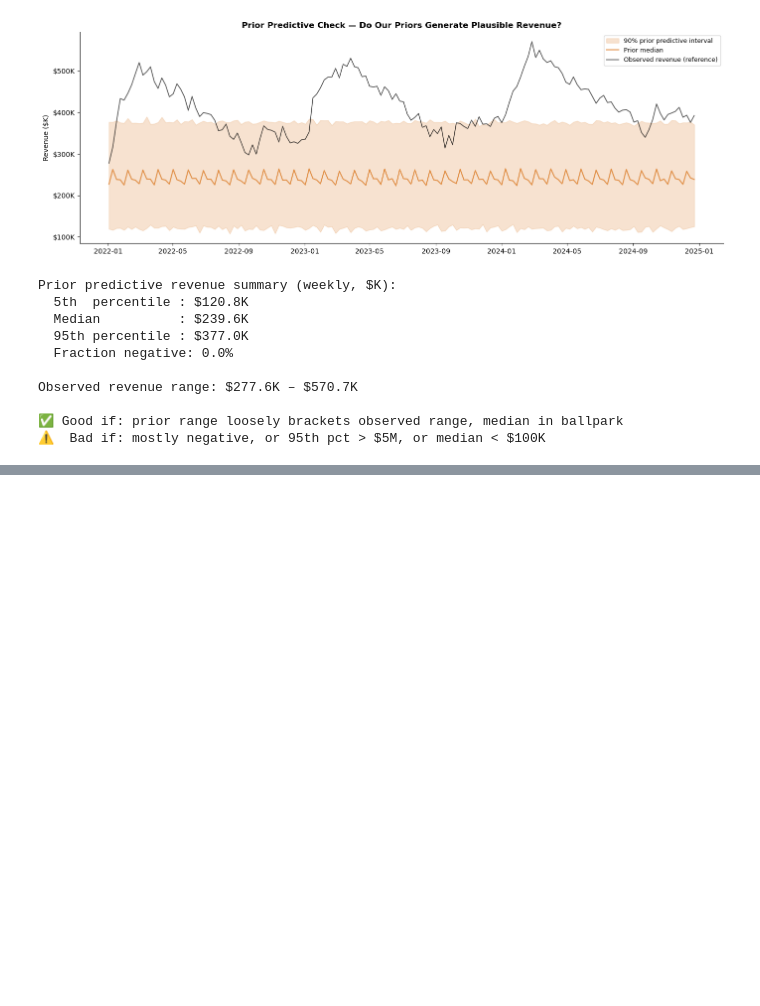
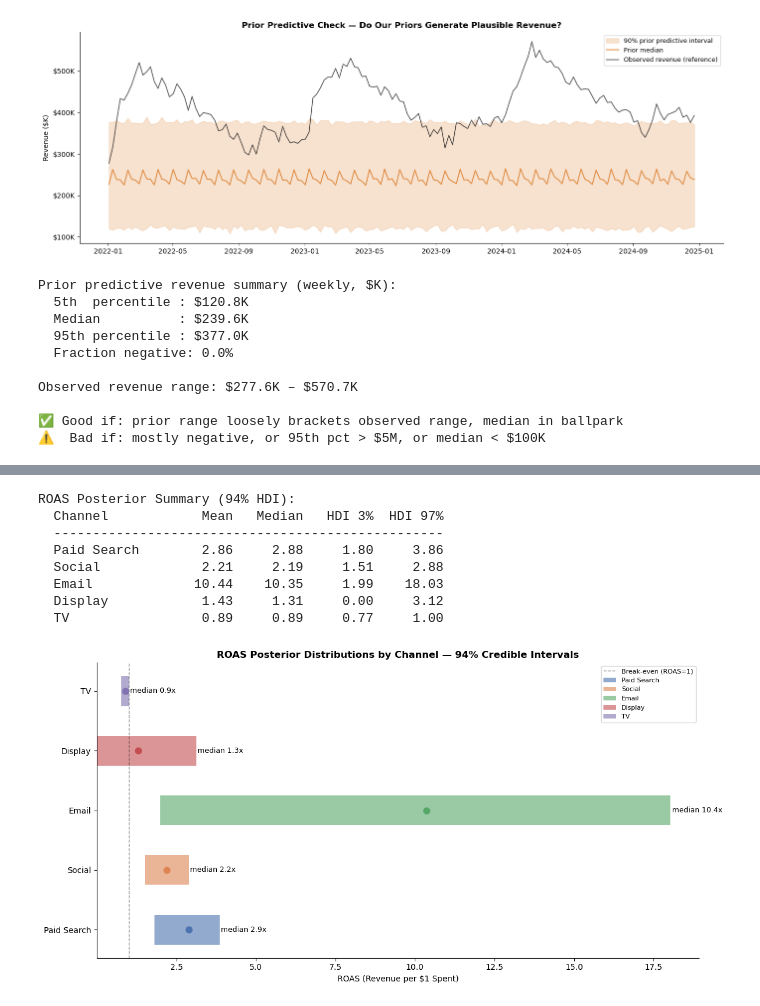
Before and after one commit to jwalluww/MarketingScience, a Jupyter notebook: mmm-bayesian/notebooks/marketing_mix_model_bayesian.ipynb, the cells around one changed output, grey strips where cells are left out. Cells and saved outputs as stored; diff of their text form; code cells hidden in the pictures; blank space fills up the shorter version.

```diff
--- a/mmm-bayesian/notebooks/marketing_mix_model_bayesian.ipynb
+++ b/mmm-bayesian/notebooks/marketing_mix_model_bayesian.ipynb
@@ -1412,0 +1451,67 @@ Double check the names of the posterior variables for use in diagnostics & resul
+# %%
+# ── Cell 9: ROAS Posteriors ───────────────────────────────────────────────────
+#
+# WHAT THIS IS:
+#   Return on ad spend (ROAS) = revenue generated per dollar spent.
+#   A ROAS of 3.0 means every $1 spent drove $3 in revenue.
+#
+# WHY POSTERIORS AND NOT JUST A NUMBER:
+#   We're Bayesian, we have a full distribution over ROAS for each channel,
+#   not just a point estimate. This tells Dana not just "paid search ROAS is 3.2"
+#   but "we're 94% confident paid search ROAS is between 1.8 and 5.1."
+#   The width of that interval tells you how much to trust the number.
+#
+# HOW WE COMPUTE IT:
+#   For each posterior sample: ROAS = sum(channel_contribution) / sum(spend)
+#   Do this across all chains and draws → full posterior distribution of ROAS.
+
+contrib_samples = idata.posterior["channel_contribution_original_scale"]
+# Shape: (chain, draw, date, channel)
+
+roas_posteriors = {}
+for i, (ch, label) in enumerate(zip(CHANNELS, LABELS)):
+    total_contrib = contrib_samples.isel(channel=i).sum("date")  # (chain, draw)
+    total_spend   = df[ch].sum()
+    roas_posteriors[label] = (total_contrib / total_spend).values.flatten()
+
+# ── Print summary ─────────────────────────────────────────────────────────────
+print("ROAS Posterior Summary (94% HDI):")
+print(f"  {'Channel':<14} {'Mean':>8} {'Median':>8} {'HDI 3%':>8} {'HDI 97%':>8}")
+print("  " + "-" * 50)
+for label, samples in roas_posteriors.items():
+    hdi = az.hdi(samples, hdi_prob=0.94)
+    print(f"  {label:<14} {samples.mean():>8.2f} {np.median(samples):>8.2f} "
+          f"{hdi[0]:>8.2f} {hdi[1]:>8.2f}")
+
+# ── Plot: ROAS distributions ──────────────────────────────────────────────────
+fig, ax = plt.subplots(figsize=(12, 6))
+
+colors = ["#4C72B0", "#DD8452", "#55A868", "#C44E52", "#8172B2"]
+for i, (label, samples) in enumerate(roas_posteriors.items()):
+    hdi = az.hdi(samples, hdi_prob=0.94)
+    ax.barh(i, hdi[1] - hdi[0], left=hdi[0],
+            height=0.5, color=colors[i], alpha=0.6, label=label)
+    ax.scatter(np.median(samples), i, color=colors[i], zorder=5, s=60)
+    ax.text(hdi[1] + 0.05, i, f"median {np.median(samples):.1f}x",
+            va="center", fontsize=9)
+
+ax.set_yticks(range(len(LABELS)))
+ax.set_yticklabels(list(roas_posteriors.keys()))
+ax.axvline(1.0, color="black", linestyle="--", lw=1, alpha=0.5, label="Break-even (ROAS=1)")
+ax.set_xlabel("ROAS (Revenue per $1 Spent)")
+ax.set_title("ROAS Posterior Distributions by Channel — 94% Credible Intervals",
+             fontweight="bold")
+ax.legend(fontsize=8)
+plt.tight_layout()
+plt.savefig("15_roas_posteriors.png", dpi=150, bbox_inches="tight")
+plt.show()
+# %% [output]
+ROAS Posterior Summary (94% HDI):
+  Channel            Mean   Median   HDI 3%  HDI 97%
+  --------------------------------------------------
+  Paid Search        2.86     2.88     1.80     3.86
+  Social             2.21     2.19     1.51     2.88
+  Email             10.44    10.35     1.99    18.03
+  Display            1.43     1.31     0.00     3.12
+  TV                 0.89     0.89     0.77     1.00
+[figure, added]
```
Also changed, not shown: parts of 36 cells of this notebook, 7 other files.
